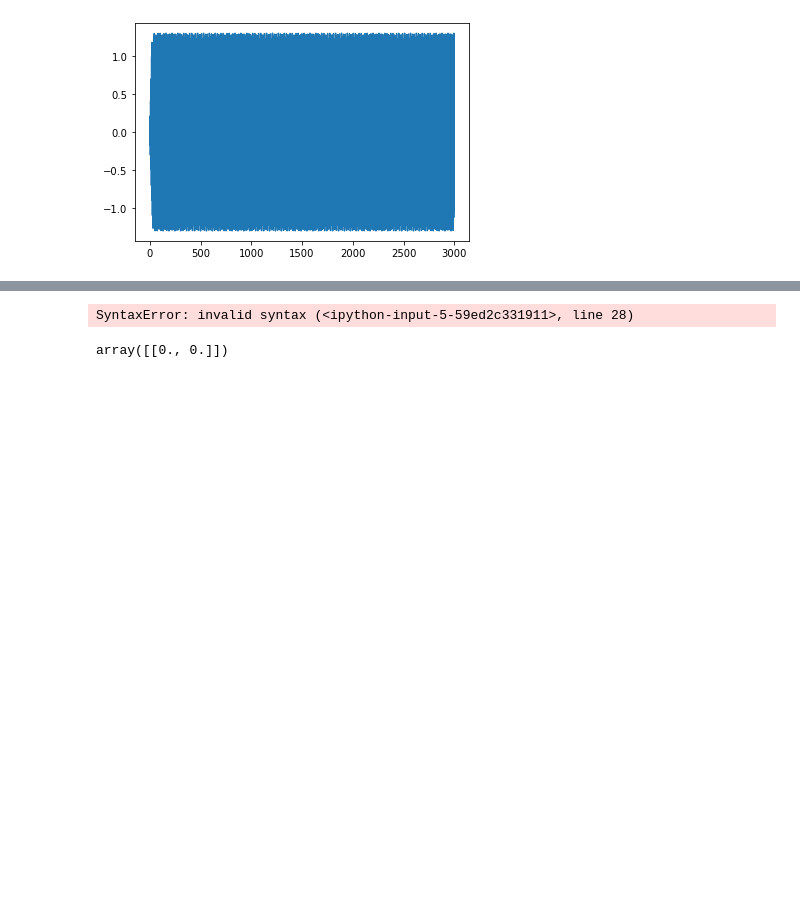
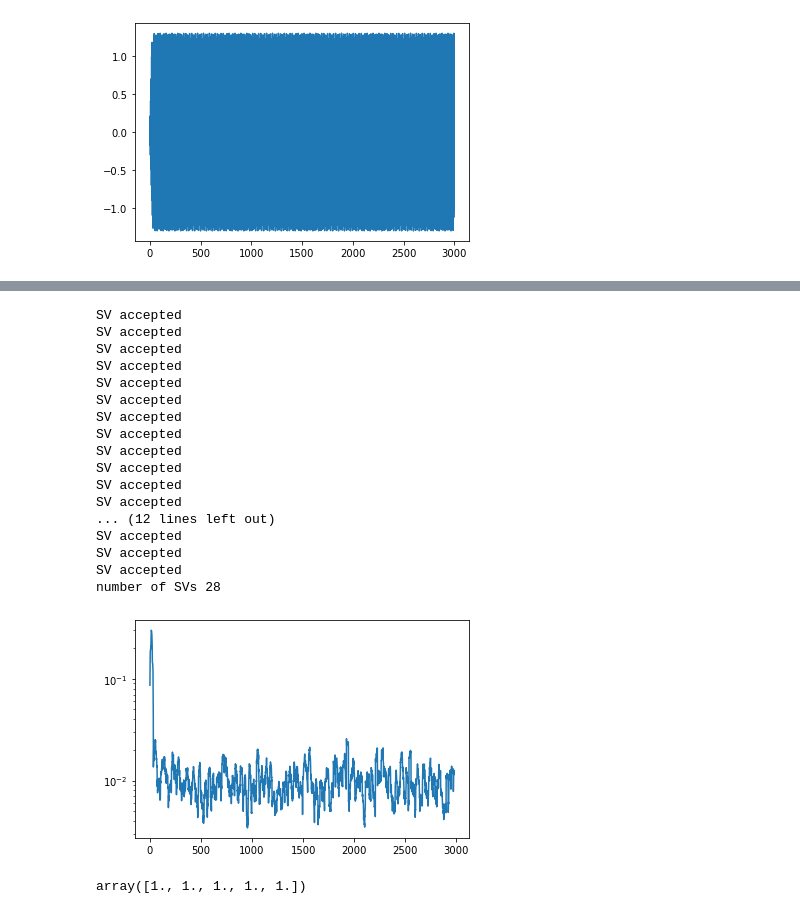
Before and after one commit to cjfelixx/machine-learning-graduate-research, a Jupyter notebook: KernelLeastSquares/kernelLeastSquares.ipynb, the cells around one changed output, grey strips where cells are left out. Saved outputs shown, nothing was run; the diff lists cells and outputs as text; code cells hidden in the pictures; blank space fills up the shorter version.

```diff
--- a/KernelLeastSquares/kernelLeastSquares.ipynb
+++ b/KernelLeastSquares/kernelLeastSquares.ipynb
@@ -47,47 +47,87 @@ kernel = gauss_kernel
 
 
 step_size = 0.09
 reg_coeff = 0.03
 
 
-threshold = 0.5
+threshold = 0.6
 mse_KRLS = np.array([])
+err = np.array([])
+
 # Initalization
 u = np.matrix([d[0],d[1]])
 dictionary = np.matrix(u)
 h = np.matrix(kernel(u,dictionary))
+k = np.matrix(kernel(u,u))
 K_inv = np.matrix(1/k)
 
 P = np.matrix(1)
 alpha = np.matrix(d[0]/k)
 m = 1
 
 for n in range(1, len(d)):
     u_n = np.matrix([d[n-1],d[n]])
     d_n = np.matrix(d[n])
-
-    a = K_inv @ h
-    delta = kernel(u_n,u_n) - h.T @ a
+    k = np.matrix(kernel(u_n,u_n))
+    h = np.matrix([kernel(u_n,dictionary[j]) for j in range(len(dictionary))]).T
+#     print('k_inv',K_inv)
+#     print('h',h)
+    a = np.matrix(K_inv @ h)
+    delta = (k - h.T @ a).item()
+    err = np.append(err,d_n - h.T @ alpha)
     if delta > threshold:
         dictionary = np.r_[dictionary, u_n]
-        K_inv = np.matrix([[delta*K_inv + a @ a.T, -a.T],
-                           [-a.T, 1]])
-        a =
-        P = np.matrix([[P, np.zeros((m,1))],
-                       [np.zeros((m,1)).T, 1]])
-        alpha = np.matrix([[alpha - a @ (d_n - h.T @ alpha)/delta],[(d_n - h.T @ alpha)/delta]])
+
+        K_inv_num = np.c_[delta*K_inv + a @ a.T,-a]
+        K_inv_den = np.c_[-a.T, 1]
+        K_inv = np.r_[K_inv_num,K_inv_den]
+        K_inv = K_inv/delta
+
+        P_num = np.c_[P,np.zeros((m,1))]
+        P_den = np.c_[np.zeros((m,1)).T, 1]
+        P = np.r_[P_num,P_den]
+#         P = np.matrix([[P, np.zeros((m,1))],
+#                        [np.zeros((m,1)).T, 1]])
+
+        alpha = np.matrix(alpha - ((a * err[-1])/delta))
+        alpha = np.r_[alpha,[[err[-1]/delta]]]
+
+
         m = m + 1
 
     else:
-        q_t =
+#         print('P',P)
+#         print('a',a)
+#         print('Pa',P @ a)
+        q_t = (P @ a)/(1 + a.T @ P @ a)
         P = P - ((P @ a @ a.T @ P)/(1 + a.T @ P @ a))
-        alpha = alpha + K_inv @ q_t @ (d_n - h.T @ alpha)
 
-    mse_KRLS = np.append(mse_KRLS, (d_true[n]-d_n + (d_n - h.T @ alpha).item())**2)
+        alpha = alpha + K_inv @ q_t * err[-1]
+
+    mse_KRLS = np.append(mse_KRLS, (d_true[n]-d_n + err[-1].item())**2)
+
 mse_KRLS_smooth = np.convolve(mse_KRLS,np.ones(20),'valid') / 20
 plt.semilogy(range(len(mse_KRLS_smooth)),mse_KRLS_smooth)
+print('number of SVs', len(dictionary))
 # %% [output]
-SyntaxError: invalid syntax (<ipython-input-5-59ed2c331911>, line 28)
+SV accepted
+SV accepted
+SV accepted
+SV accepted
+SV accepted
+SV accepted
+SV accepted
+SV accepted
+SV accepted
+SV accepted
+SV accepted
+SV accepted
+... (12 lines left out)
+SV accepted
+SV accepted
+SV accepted
+number of SVs 28
+[figure, added]
 # %%
 gauss_kernel = lambda u_i,u_j: np.exp(-3.73 * (np.linalg.norm(u_i - u_j,ord=2)**2))
 kernel = gauss_kernel
@@ -96,9 +136,12 @@ k = np.matrix(kernel(u,u))
 K_inv = np.matrix(1/k)
 alpha = np.matrix(d[0]/k)
 dictionary = np.matrix(u)
-# %%
-np.zeros((2,1)).T
-# %% [output]
-array([[0., 0.]])
+# %%
+# err = np.array([])
+err = np.append(err,1)
+# err = np.r_[err,1]
+err.T
+# %% [output]
+array([1., 1., 1., 1., 1.])
 # %%
 # KNLMS(d,d_true,kernel,step_size,reg_coeff,threshold)
```
Also changed, not shown: parts of 2 cells of this notebook.
